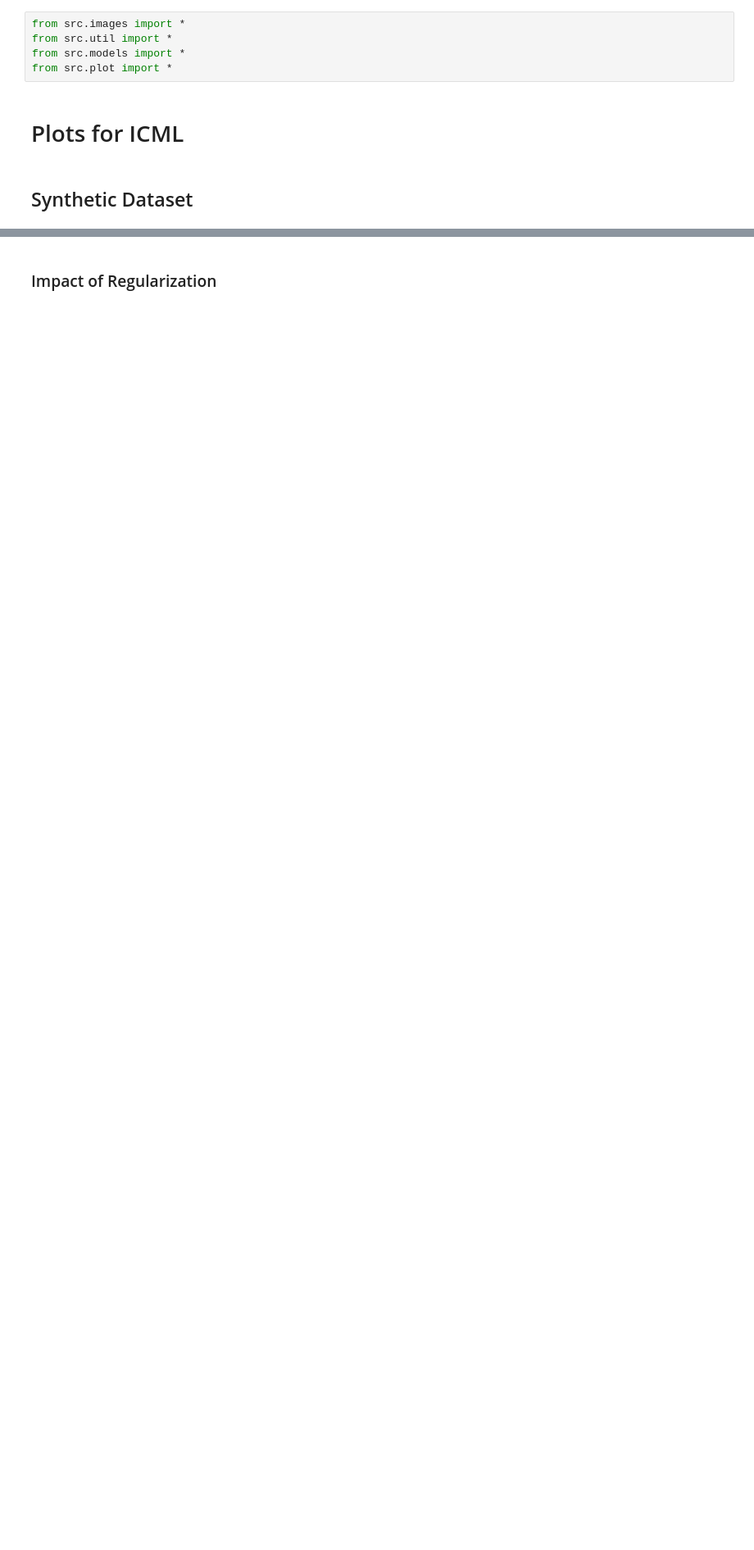
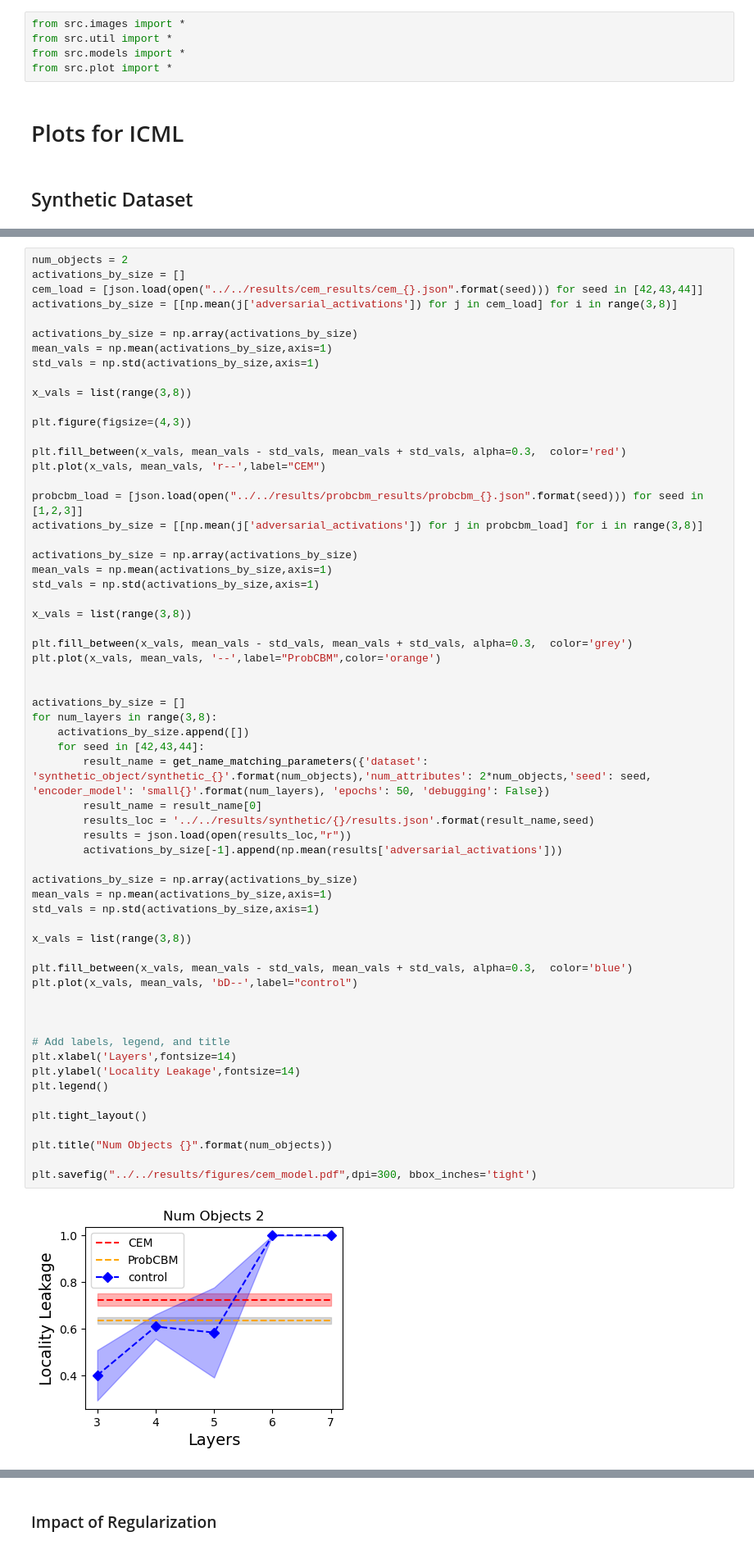
Before and after one commit to naveenr414/Spurious-Concepts, a Jupyter notebook: scripts/notebooks/Plotting.ipynb, the cells around one changed output, grey strips where cells are left out. Shown: that part at 82% size. Cells and saved outputs as stored; diff of their text form; blank space fills up the shorter version.

Commit message:
Created Label Free experiments

```diff
--- a/scripts/notebooks/Plotting.ipynb
+++ b/scripts/notebooks/Plotting.ipynb
@@ -234,0 +243,63 @@ plt.show()
+# %%
+num_objects = 2
+activations_by_size = []
+cem_load = [json.load(open("../../results/cem_results/cem_{}.json".format(seed))) for seed in [42,43,44]]
+activations_by_size = [[np.mean(j['adversarial_activations']) for j in cem_load] for i in range(3,8)]
+
+activations_by_size = np.array(activations_by_size)
+mean_vals = np.mean(activations_by_size,axis=1)
+std_vals = np.std(activations_by_size,axis=1)
+
+x_vals = list(range(3,8))
+
+plt.figure(figsize=(4,3))
+
+plt.fill_between(x_vals, mean_vals - std_vals, mean_vals + std_vals, alpha=0.3,  color='red')
+plt.plot(x_vals, mean_vals, 'r--',label="CEM")
+
+probcbm_load = [json.load(open("../../results/probcbm_results/probcbm_{}.json".format(seed))) for seed in [1,2,3]]
+activations_by_size = [[np.mean(j['adversarial_activations']) for j in probcbm_load] for i in range(3,8)]
+
+activations_by_size = np.array(activations_by_size)
+mean_vals = np.mean(activations_by_size,axis=1)
+std_vals = np.std(activations_by_size,axis=1)
+
+x_vals = list(range(3,8))
+
+plt.fill_between(x_vals, mean_vals - std_vals, mean_vals + std_vals, alpha=0.3,  color='grey')
+plt.plot(x_vals, mean_vals, '--',label="ProbCBM",color='orange')
+
+
+activations_by_size = []
+for num_layers in range(3,8):
+    activations_by_size.append([])
+    for seed in [42,43,44]:
+        result_name = get_name_matching_parameters({'dataset': 'synthetic_object/synthetic_{}'.format(num_objects),'num_attributes': 2*num_objects,'seed': seed, 'encoder_model': 'small{}'.format(num_layers), 'epochs': 50, 'debugging': False})
+        result_name = result_name[0]
+        results_loc = '../../results/synthetic/{}/results.json'.format(result_name,seed)
+        results = json.load(open(results_loc,"r"))
+        activations_by_size[-1].append(np.mean(results['adversarial_activations']))
+
+activations_by_size = np.array(activations_by_size)
+mean_vals = np.mean(activations_by_size,axis=1)
+std_vals = np.std(activations_by_size,axis=1)
+
+x_vals = list(range(3,8))
+
+plt.fill_between(x_vals, mean_vals - std_vals, mean_vals + std_vals, alpha=0.3,  color='blue')
+plt.plot(x_vals, mean_vals, 'bD--',label="control")
+
+
+
+# Add labels, legend, and title
+plt.xlabel('Layers',fontsize=14)
+plt.ylabel('Locality Leakage',fontsize=14)
+plt.legend()
+
+plt.tight_layout()
+
+plt.title("Num Objects {}".format(num_objects))
+
+plt.savefig("../../results/figures/cem_model.pdf",dpi=300, bbox_inches='tight')
+# %% [output]
+[figure, added]
```
Also changed, not shown: parts of 10 cells of this notebook, 27 other files.
